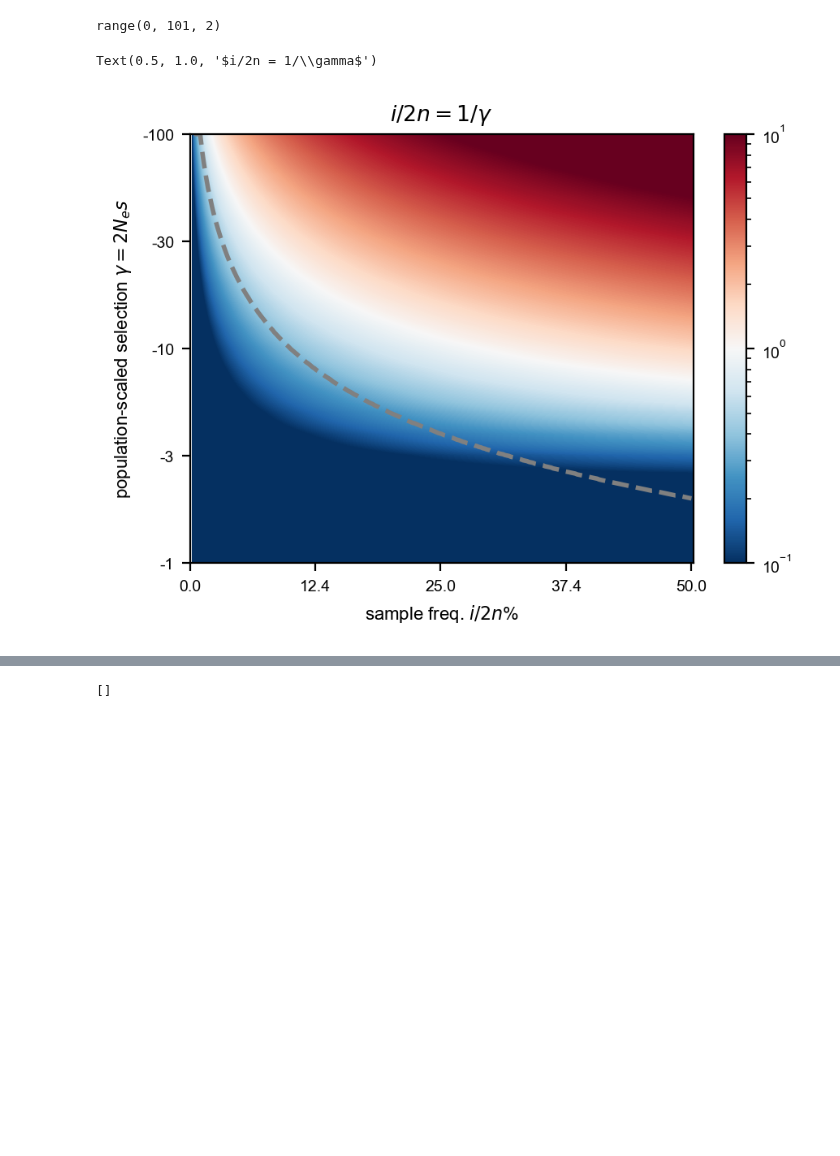
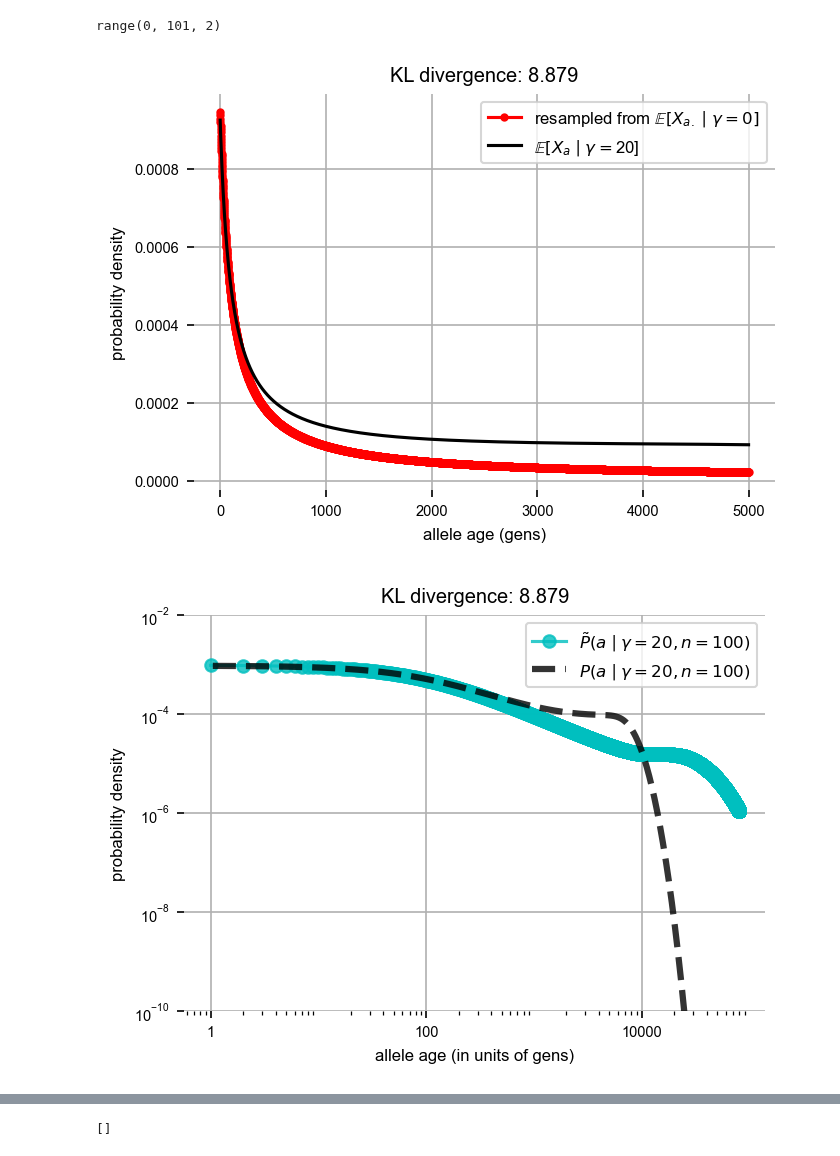
Before and after one commit to VivaswatS/selCoefEst, a Jupyter notebook: changingpopsizesims.ipynb, the cells around one changed output, grey strips where cells are left out. Saved outputs shown, nothing was run; the diff lists cells and outputs as text; code cells hidden in the pictures; blank space fills up the shorter version.

Commit message:
new figs + working lik in calc_genlik_constant + new sims

```diff
--- a/changingpopsizesims.ipynb
+++ b/changingpopsizesims.ipynb
@@ -865,7 +865,7 @@ def get_Kl_div(g, fsa0, sfs0, theta):
     plt.plot(np.arange(1,5000)[::-1],expresamp[-5000:-1]/expresamp.sum(),'r.-',label=r'resampled from $\mathbb{E}[X_{a.} \mid \gamma=0]$'); plt.plot(np.arange(1,5000)[::-1],fsa20.sum(axis=1)[-5000:-1]/fsa20.sum(),'k',label=r'$\mathbb{E}[X_{a} \mid \gamma=$' + '{}]'.format(int(g))); plt.grid(); plt.legend(); plt.xlabel('allele age (gens)'); plt.ylabel('probability density'); plt.title('KL divergence: {:.3f}'.format(sp.stats.entropy(expresamp,fsa20.sum(axis=1)))); plt.box(False); #plt.semilogx()
     plt.savefig('figs/kldiv_{}.pdf'.format(int(g)))
 
-    # return [expresamp, fsa20]
-    return sp.stats.entropy(fsa20.sum(axis=1),expresamp)
+    return [expresamp, fsa20]
+    # return sp.stats.entropy(fsa20.sum(axis=1),expresamp)
 # %%
 def get_KL_div_cond_i(g, fsa0, theta):
@@ -908,13 +908,29 @@ range(0, 101, 2)
 # sfs20 = moments.Spectrum(sfs20)
 # sfs20.integrate([1], 3, gamma=-20, theta=200) ## for PReFerSim, we need 0.5Ne instead of Ne
 # sfs20 = sfs20.project([200])
+# %%
+# expresamp, fsa20 = get_Kl_div(-20, fsa0, sfs0, 200)
+# g = -20;
+# plt.figure(dpi=150)
+# plt.plot(np.arange(1,80000)[::-1],expresamp[-80000:-1]/expresamp.sum(),'co-',alpha=0.8,label=r'$\tilde{P}(a \mid \gamma=-20, n=100)$'); plt.plot(np.arange(1,80000)[::-1],fsa20.sum(axis=1)[-80000:-1]/fsa20.sum(),'k--',alpha=0.8,linewidth=3,label=r'$P(a \mid \gamma=-20, n=100)$'); plt.grid(); plt.legend(); plt.xlabel(r'allele age (in units of gens)'); plt.ylabel('probability density'); plt.title(r'KL divergence: {:.3f}'.format(sp.stats.entropy(expresamp,fsa20.sum(axis=1)))); plt.box(False); plt.loglog(); plt.ylim((1e-10,1e-2)); plt.xticks([1,100,1e4],labels=[1,100,10000])
+# plt.savefig('figs/kldiv_{}.pdf'.format(int(g)))
+
+
+expresamp, fsa20 = get_Kl_div(20, fsa0, sfs0, 200)
+g = 20
+plt.figure(dpi=150)
+plt.plot(np.arange(1,80000)[::-1],expresamp[-80000:-1]/expresamp.sum(),'co-',alpha=0.8,label=r'$\tilde{P}(a \mid \gamma=20, n=100)$'); plt.plot(np.arange(1,80000)[::-1],fsa20.sum(axis=1)[-80000:-1]/fsa20.sum(),'k--',alpha=0.8,linewidth=3,label=r'$P(a \mid \gamma=20, n=100)$'); plt.grid(); plt.legend(); plt.xlabel(r'allele age (in units of gens)'); plt.ylabel('probability density'); plt.title(r'KL divergence: {:.3f}'.format(sp.stats.entropy(expresamp,fsa20.sum(axis=1)))); plt.box(False); plt.loglog(); plt.ylim((1e-10,1e-2)); plt.xticks([1,100,1e4],labels=[1,100,10000]);
+plt.savefig('figs/kldiv_{}.pdf'.format(int(g)))
+# %% [output]
+[figure, added]
+[figure, added]
 # %%
 # sfs0 = moments.LinearSystem_1D.steady_state_1D(2000, gamma=0, theta=200)
 # sfs0 = moments.Spectrum(sfs0)
 # sfs0.integrate([1], 3, gamma=0, theta=200) ## for PReFerSim, we need 0.5Ne instead of Ne
 # sfs0 = sfs0.project([400])
 
-# fsa0 = run_mom_iterate_constant(80000, 500, 0/10000, 10000, 200)
+# fsa0 = run_mom_iterate_constant(80000, 400, 0/10000, 10000, 200)
 
 # get_Kl_div(20, fsa0, sfs0, 400)
 
@@ -928,9 +944,6 @@ range(0, 101, 2)
 # plt.figure(dpi=200)
 # plt.imshow(kldivcondinew[:21,:],interpolation='bilinear',cmap='RdBu_r',norm=colors.LogNorm(vmax=10,vmin=1e-1),aspect='auto'); plt.colorbar(); plt.yticks(ticks=[0,5,10,15,20],labels=[-100,-30,-10,-3,-1]); plt.xlabel(r'sample freq. $i/2n$%'); plt.ylabel(r'population-scaled selection $\gamma=2N_e s$'); plt.plot(np.array(range(1,101))+0.1, [np.argmin(np.abs(x+np.logspace(np.log10(1),np.log10(100),1000)[::-1]))/50 for x in -100/np.linspace(1,100,100)], color='grey', ls='dashed', linewidth=2); plt.xticks(ticks=np.linspace(0,50,6),labels=np.linspace(0,50,6,dtype='int')/2); plt.ylim((20,0)); plt.xlim((0,51))
 
-plt.figure(dpi=200)
-plt.imshow(kldivcondinew[:21,:],interpolation='bilinear',cmap='RdBu_r',norm=colors.LogNorm(vmax=10,vmin=1e-1),aspect='auto'); plt.colorbar(); plt.yticks(ticks=[0,5,10,15,20],labels=[-100,-30,-10,-3,-1]); plt.xlabel(r'sample freq. $i/2n$%'); plt.ylabel(r'population-scaled selection $\gamma=2N_e s$'); plt.plot(np.array(range(2,251))+0.1, [np.argmin(np.abs(x+np.logspace(np.log10(1),np.log10(100),1000)[::-1]))/50 for x in -500/np.linspace(2,250,249)], color='grey', ls='dashed', linewidth=2); plt.xticks(ticks=np.linspace(0,250,5),labels=np.linspace(0,250,5,dtype='int')/5); plt.ylim((20,0)); plt.xlim((0,251)); plt.title(r'$i/2n = 1/\gamma$')
+# plt.figure(dpi=200)
+# plt.imshow(kldivcondinew[:21,:],interpolation='bilinear',cmap='RdBu_r',norm=colors.LogNorm(vmax=10,vmin=1e-1),aspect='auto'); plt.colorbar(); plt.yticks(ticks=[0,5,10,15,20],labels=[-100,-30,-10,-3,-1]); plt.xlabel(r'sample freq. $i/2n$%'); plt.ylabel(r'population-scaled selection $\gamma=2N_e s$'); plt.plot(np.array(range(2,251))+0.1, [np.argmin(np.abs(x+np.logspace(np.log10(1),np.log10(100),1000)[::-1]))/50 for x in -500/np.linspace(2,250,249)], color='grey', ls='dashed', linewidth=2); plt.xticks(ticks=np.linspace(0,250,5),labels=np.linspace(0,250,5,dtype='int')/5); plt.ylim((20,0)); plt.xlim((0,251)); plt.title(r'$i/2n = 1/\gamma$')
-# %% [output]
-Text(0.5, 1.0, '$i/2n = 1/\\gamma$')
-[figure, removed]
 # %%
```
Also changed, not shown: parts of 4 cells of this notebook, 10 other files.
